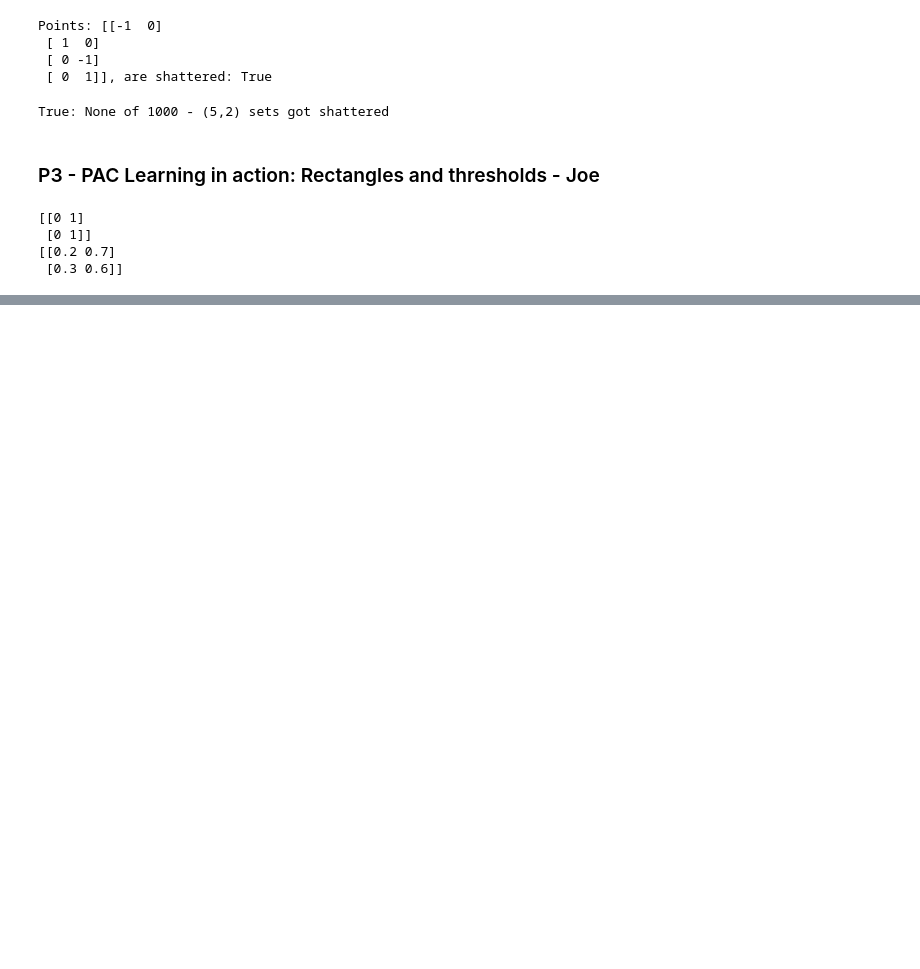
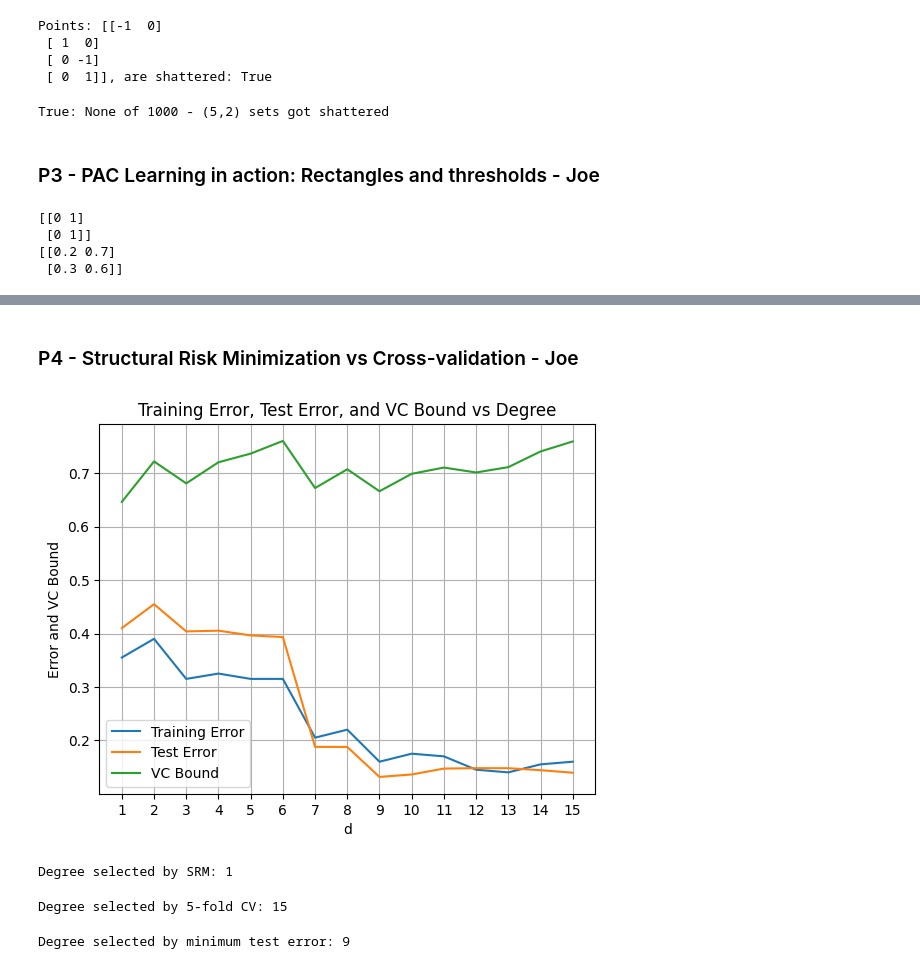
Before and after one commit to JosephAFerguson/CS6037_MachineLearning, a Jupyter notebook: Assignment4/code.ipynb, the cells around one changed output, grey strips where cells are left out. Saved outputs shown, nothing was run; the diff lists cells and outputs as text; code cells hidden in the pictures; blank space fills up the shorter version.

```diff
--- a/Assignment4/code.ipynb
+++ b/Assignment4/code.ipynb
@@ -430,0 +435,2 @@ plt.show()
+# %% [markdown]
+### P4 - Structural Risk Minimization vs Cross-validation - Joe
@@ -430,0 +453,77 @@ plt.show()
+# %%
+### b - fit h_d classifier using given helper code for SVM - Joe
+trainErrs = []
+testErrs = []
+vcBounds = []
+eta = 0.05
+
+for d in range(1,16):
+    def features(x, d):
+        return legvander(x, d)[:, 1:] # columns P_1(x)..P_d(x); constant dropped
+    clf = LinearSVC(C=1e4, max_iter=200000).fit(features(x_tr, d), y_tr)
+
+    # train err
+    p_train = clf.decision_function(features(x_tr, d)) # this is the learned p(x)
+    y_hat_train = np.where(p_train > 0, 1, -1) # sign(p(x))
+    trainErr = np.mean(y_hat_train != y_tr)
+    trainErrs.append(trainErr)
+
+    # test err
+    p_test = clf.decision_function(features(x_te, d)) # this is the learned p(x)
+    y_hat = np.where(p_test > 0, 1, -1) # sign(p(x))
+    testErr = np.mean(y_hat != y_te)
+    testErrs.append(testErr)
+
+    # vc bound
+    vc = d+1
+    vcBound = trainErr + fm(vc, m, eta)
+    vcBounds.append(vcBound)
+# %%
+### c - display results - Joe
+fig, ax = plt.subplots()
+
+ax.plot(list(range(1,16)), trainErrs, label='Training Error')
+ax.plot(list(range(1,16)), testErrs, label='Test Error')
+ax.plot(list(range(1,16)), vcBounds, label='VC Bound')
+
+ax.set_xlabel('d')
+ax.set_ylabel('Error and VC Bound')
+ax.set_title('Training Error, Test Error, and VC Bound vs Degree')
+ax.set_xticks(list(range(1,16)))
+ax.legend()
+ax.grid(True)
+
+plt.show()
+# %% [output]
+[figure, added]
+# %%
+### c - finding which degree SRM selects - Joe
+ds = np.array(list(range(1,16)))
+dSRM = ds[np.argmin(vcBounds)]
+print("Degree selected by SRM: {}".format(dSRM))
+# %% [output]
+Degree selected by SRM: 1
+# %%
+### c - finding which degree 5-fold cross validation selects - Joe
+errs = []
+
+for d in range(1,16):
+    def features(x, d):
+        return legvander(x, d)[:, 1:]
+    clf = LinearSVC(C=1e4, max_iter=200000)
+
+    # 5fold cross validation
+    scores = cross_val_score(clf, features(x_tr, d), y_tr, cv=5)
+    # convert to mean error
+    mean_err = 1 - np.mean(scores)
+    errs.append(mean_err)
+dCV = ds[np.argmin(errs)]
+print("Degree selected by 5-fold CV: {}".format(dCV))
+# %% [output]
+Degree selected by 5-fold CV: 15
+# %%
+### c - find which minimizes test error- Joe
+dMinT = ds[np.argmin(testErrs)]
+print("Degree selected by minimum test error: {}".format(dMinT))
+# %% [output]
+Degree selected by minimum test error: 9
```
Also changed, not shown: parts of 13 cells of this notebook, 10 other files.
